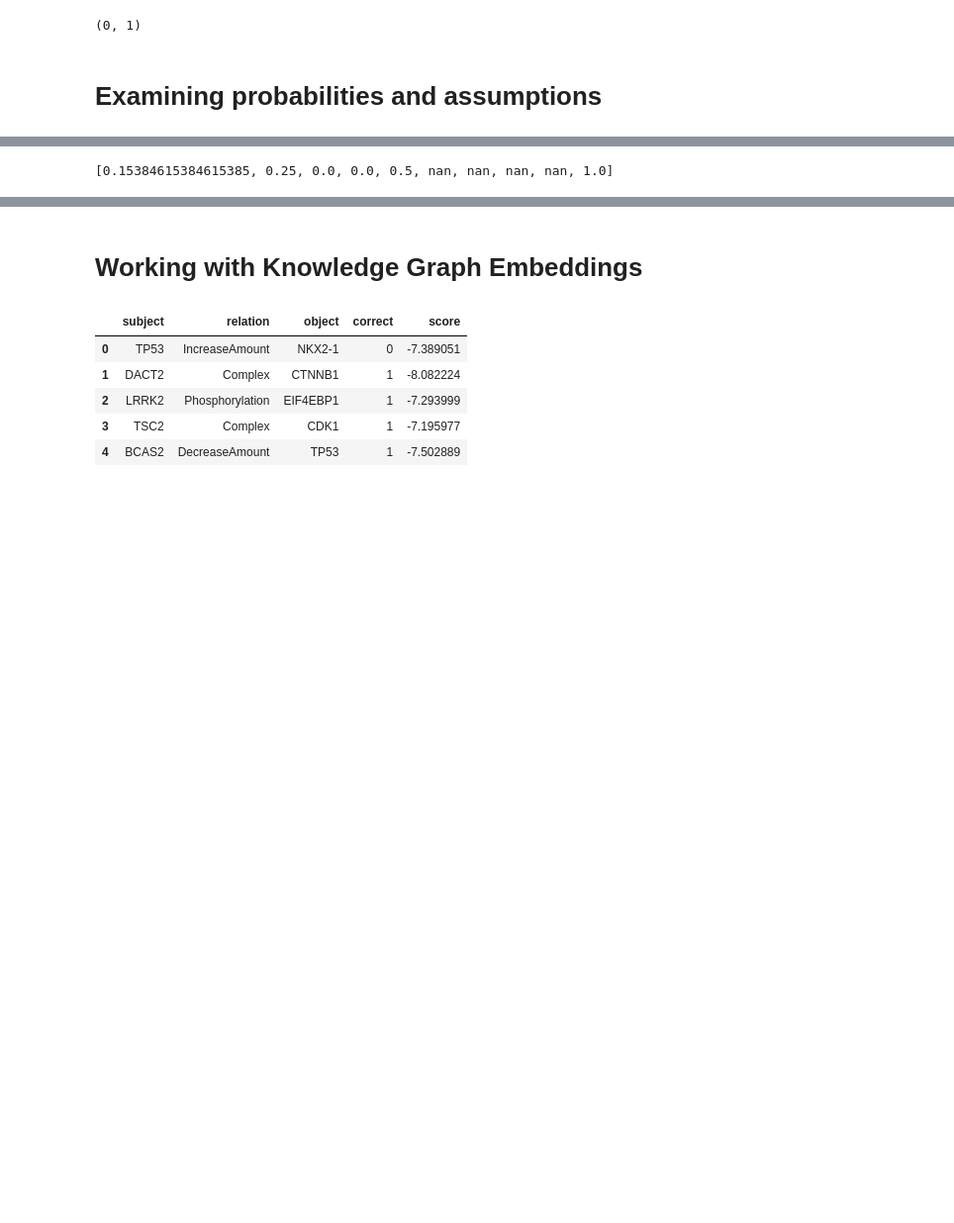
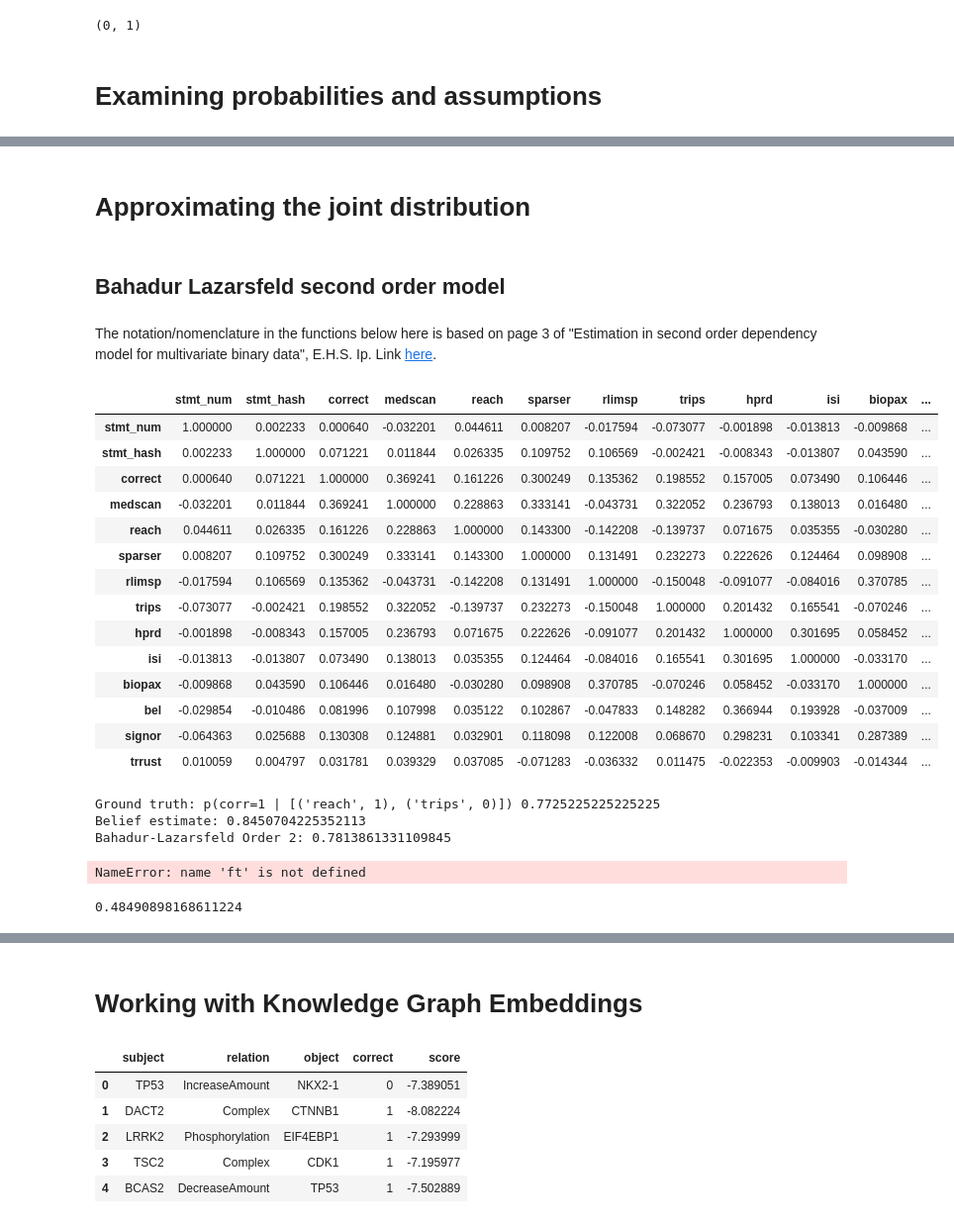
Before and after one commit to sorgerlab/indra_assembly_paper, a Jupyter notebook: notebooks/Belief Prediction.ipynb, the cells around one changed output, grey strips where cells are left out. Shown at 99% size. Drawn from its saved outputs; the diff is of its cells as text; code cells hidden in the pictures; blank space fills up the shorter version.

Commit message:
Add Bahadur-Lazarsfeld approximation section

```diff
--- a/notebooks/Belief Prediction.ipynb
+++ b/notebooks/Belief Prediction.ipynb
@@ -311,4 +339,6 @@ x
-# %%
-y
-# %% [output]
-[0.15384615384615385, 0.25, 0.0, 0.0, 0.5, nan, nan, nan, nan, 1.0]
+# %% [markdown]
+# Approximating the joint distribution
+# %% [markdown]
+## Bahadur Lazarsfeld second order model
+# %% [markdown]
+The notation/nomenclature in the functions below here is based on page 3 of "Estimation in second order dependency model for multivariate binary data", E.H.S. Ip. Link [here](https://statistics.stanford.edu/sites/g/files/sbiybj6031/f/OLK%20NSF%20302.pdf).
@@ -314,0 +400,65 @@ y
+# %%
+bin_df_sub.corr()
+# %% [output]
+|  | stmt_num | stmt_hash | correct | medscan | reach | sparser | rlimsp | trips | hprd | isi | biopax | ... |
+| stmt_num | 1.000000 | 0.002233 | 0.000640 | -0.032201 | 0.044611 | 0.008207 | -0.017594 | -0.073077 | -0.001898 | -0.013813 | -0.009868 | ... |
+| stmt_hash | 0.002233 | 1.000000 | 0.071221 | 0.011844 | 0.026335 | 0.109752 | 0.106569 | -0.002421 | -0.008343 | -0.013807 | 0.043590 | ... |
+| correct | 0.000640 | 0.071221 | 1.000000 | 0.369241 | 0.161226 | 0.300249 | 0.135362 | 0.198552 | 0.157005 | 0.073490 | 0.106446 | ... |
+| medscan | -0.032201 | 0.011844 | 0.369241 | 1.000000 | 0.228863 | 0.333141 | -0.043731 | 0.322052 | 0.236793 | 0.138013 | 0.016480 | ... |
+| reach | 0.044611 | 0.026335 | 0.161226 | 0.228863 | 1.000000 | 0.143300 | -0.142208 | -0.139737 | 0.071675 | 0.035355 | -0.030280 | ... |
+| sparser | 0.008207 | 0.109752 | 0.300249 | 0.333141 | 0.143300 | 1.000000 | 0.131491 | 0.232273 | 0.222626 | 0.124464 | 0.098908 | ... |
+| rlimsp | -0.017594 | 0.106569 | 0.135362 | -0.043731 | -0.142208 | 0.131491 | 1.000000 | -0.150048 | -0.091077 | -0.084016 | 0.370785 | ... |
+| trips | -0.073077 | -0.002421 | 0.198552 | 0.322052 | -0.139737 | 0.232273 | -0.150048 | 1.000000 | 0.201432 | 0.165541 | -0.070246 | ... |
+| hprd | -0.001898 | -0.008343 | 0.157005 | 0.236793 | 0.071675 | 0.222626 | -0.091077 | 0.201432 | 1.000000 | 0.301695 | 0.058452 | ... |
+| isi | -0.013813 | -0.013807 | 0.073490 | 0.138013 | 0.035355 | 0.124464 | -0.084016 | 0.165541 | 0.301695 | 1.000000 | -0.033170 | ... |
+| biopax | -0.009868 | 0.043590 | 0.106446 | 0.016480 | -0.030280 | 0.098908 | 0.370785 | -0.070246 | 0.058452 | -0.033170 | 1.000000 | ... |
+| bel | -0.029854 | -0.010486 | 0.081996 | 0.107998 | 0.035122 | 0.102867 | -0.047833 | 0.148282 | 0.366944 | 0.193928 | -0.037009 | ... |
+| signor | -0.064363 | 0.025688 | 0.130308 | 0.124881 | 0.032901 | 0.118098 | 0.122008 | 0.068670 | 0.298231 | 0.103341 | 0.287389 | ... |
+| trrust | 0.010059 | 0.004797 | 0.031781 | 0.039329 | 0.037085 | -0.071283 | -0.036332 | 0.011475 | -0.022353 | -0.009903 | -0.014344 | ... |
+# %%
+# p(R1=1, R2=1, corr=1)
+r1 = 'reach'
+r2 = 'trips'
+r3 = 'medscan'
+r4 = 'trips'
+r5 = 'rlimsp'
+#Y = [(r1, 1), (r2, 1), (r3, 1), (r4, 1), (r5, 1), ('correct', 1)]
+Y = [(r1, 0), (r2, 0), (r3, 0), (r4, 0), (r5, 1), ('correct', 1)]
+Y = [(r1, 1), (r2, 0), ('correct', 1)]
+
+#Y = [(r1, 1), ('correct', 1)]
+#Y = [(r1, 1), (r2, 0), ('correct', 1)]
+
+given_vars = [r1, r2, r3, r4, r5]
+given_vals = [(col, val) for col, val in Y if col in given_vars]
+
+def belief(cols):
+    prod = 1
+    for col in cols:
+        col_df = bin_df_sub[bin_df_sub[col] == 1]
+        err = prob([('correct', 0)], df=col_df)
+        prod *= err
+    return 1 - prod
+
+print(f"Ground truth: p(corr=1 | {str(given_vals)})", prob([('correct', 1)], given_vals))
+print("Belief estimate:", belief_mult([r1]))
+
+
+#print(f"Ground truth: p({str(Y)})", prob(Y))
+for order in range(1, len(Y)+1):
+    if order == 2:
+        print(f"Bahadur-Lazarsfeld Order {order}:", bahadur_laz(Y, order) / prob(given_vals))
+# %% [output]
+Ground truth: p(corr=1 | [('reach', 1), ('trips', 0)]) 0.7725225225225225
+Belief estimate: 0.8450704225352113
+Bahadur-Lazarsfeld Order 2: 0.7813861331109845
+# %%
+last_term = np.mean(W(r1) * W(r2) * W('correct')) * W(r1, 1) * W(r2, 1) * W('correct', 1)
+p2y = p1y * ((1 + ft(r1, 1, 'correct', 1) + ft(r2, 1, 'correct', 1) + ft(r1, 1, r2, 1)))
+p3y = p1y * ((1 + ft(r1, 1, 'correct', 1) + ft(r2, 1, 'correct', 1) + ft(r1, 1, r2, 1)) + last_term)
+# %% [output]
+NameError: name 'ft' is not defined
+# %%
+p2y
+# %% [output]
+0.48490898168611224
```
Also changed, not shown: parts of 26 cells of this notebook.
